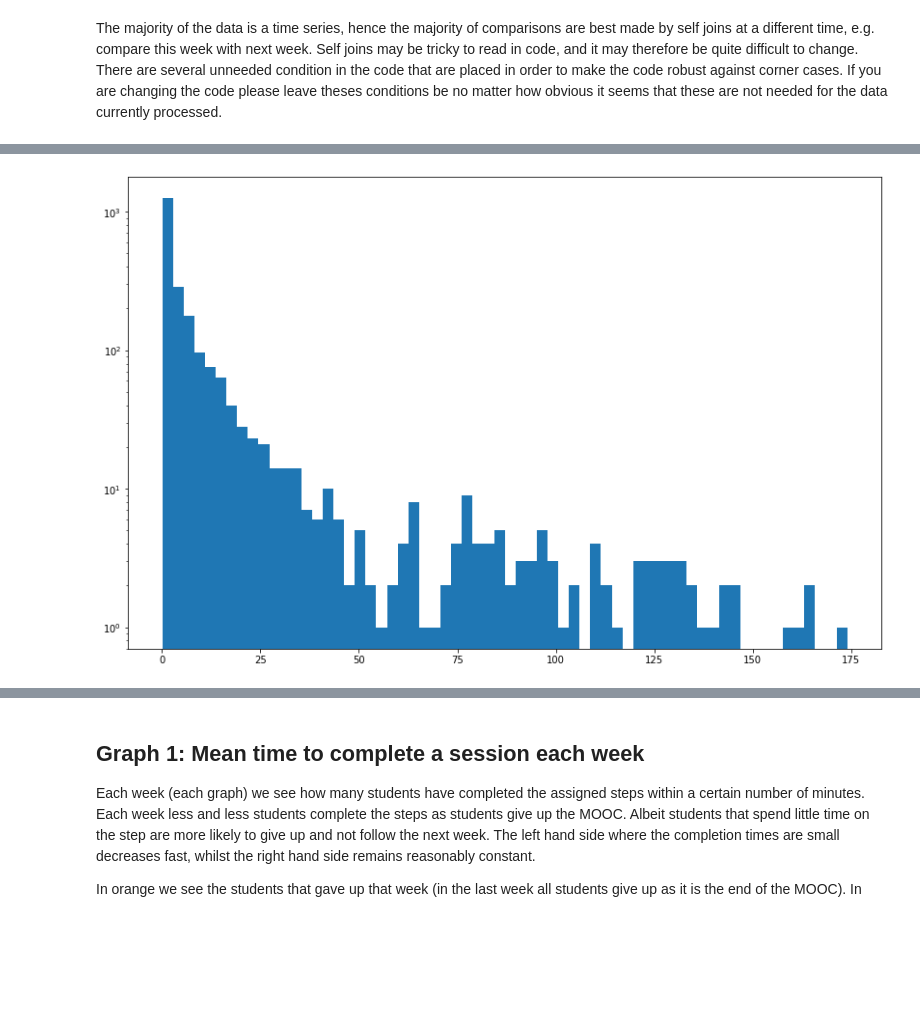
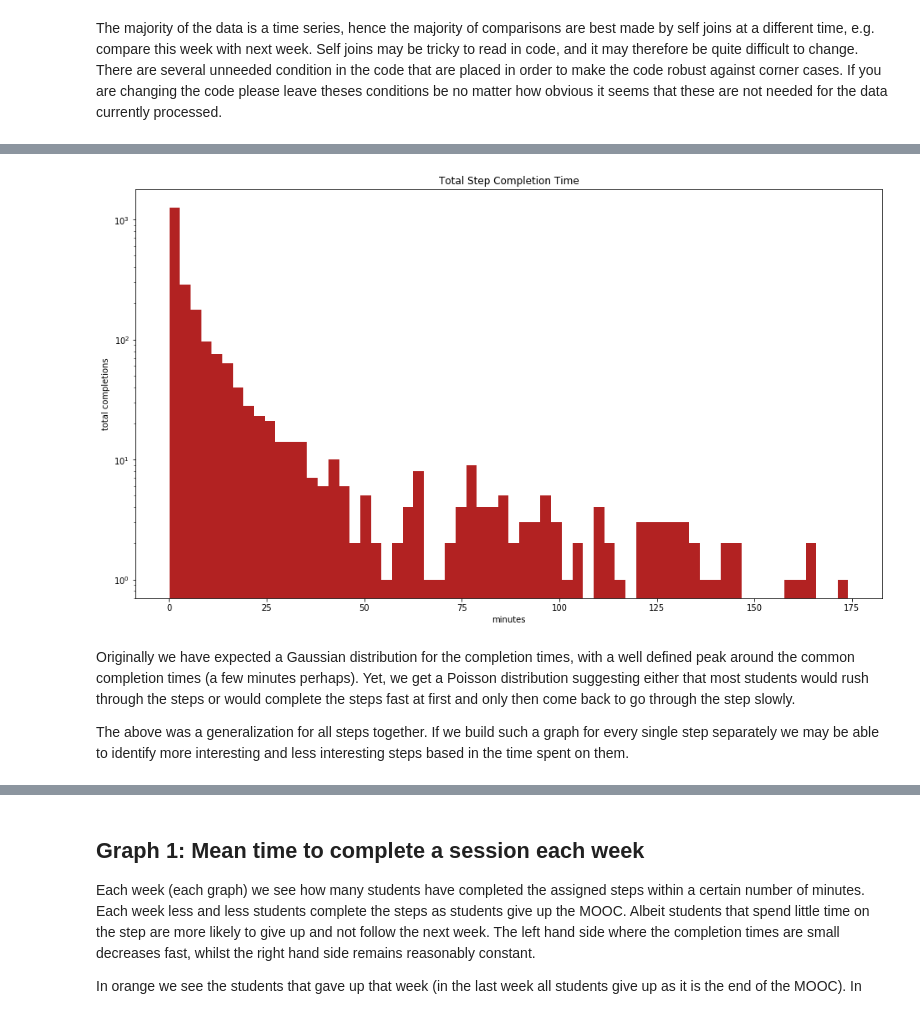
Before and after one commit to grochmal/mooc-stats, a Jupyter notebook: mooc.ipynb, the cells around one changed output, grey strips where cells are left out. Cells and saved outputs as stored; diff of their text form; code cells hidden in the pictures; blank space fills up the shorter version.

Commit message:
generalized all graphic functions

```diff
--- a/mooc.ipynb
+++ b/mooc.ipynb
@@ -225,7 +246,7 @@ step['started'] = (~step.first_visited_at.isnull())
 step['completed'] = (~step.last_completed_at.isnull())
 step.drop('step', axis=1,  inplace=True)
 step = step.rename(columns={
-    'learner_id': 'student_id',
+    'learner_id': 'participant_id',
     'week_number': 'week',
     'step_number': 'step',
 })
@@ -356,11 +401,21 @@ We can perform a second set of sanity check on the data model itself.
 # %%
-fig, ax = plt.subplots(figsize=(14, 9))
-completed_time = (step.last_completed_at - step.first_visited_at).dt.seconds
+fig, ax = plt.subplots(figsize=(16, 9))
 three_hours = 60*60*3
-completed_time = completed_time[completed_time < three_hours]
-ax.hist(completed_time / 60, bins=64);
+completed_time = step.completion_time[step.completion_time < three_hours]
+ax.hist(completed_time / 60, bins=64, color='firebrick');
 ax.set_yscale('log')
-#ax.set_xlim([0, 120])
+ax.set(title='Total Step Completion Time', xlabel='minutes', ylabel='total completions');
 # %% [output]
-[figure, old version]
+[figure, new version]
+# %% [markdown]
+Originally we have expected a Gaussian distribution for the completion times,
+with a well defined peak around the common completion times (a few minutes perhaps).
+Yet, we get a Poisson distribution suggesting either that most students
+would rush through the steps or would complete the steps fast at first
+and only then come back to go through the step slowly.
+
+The above was a generalization for all steps together.
+If we build such a graph for every single step separately
+we may be able to identify more interesting and less interesting steps
+based in the time spent on them.
 # %%
```
Also changed, not shown: parts of 59 cells of this notebook.
